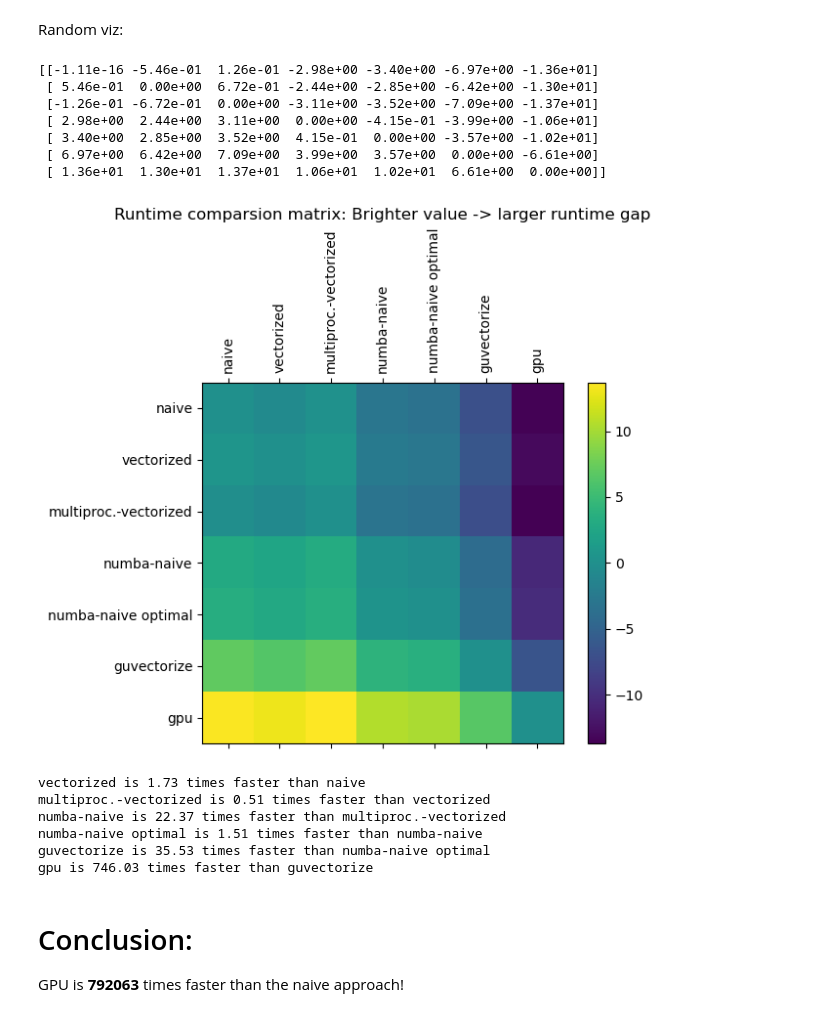
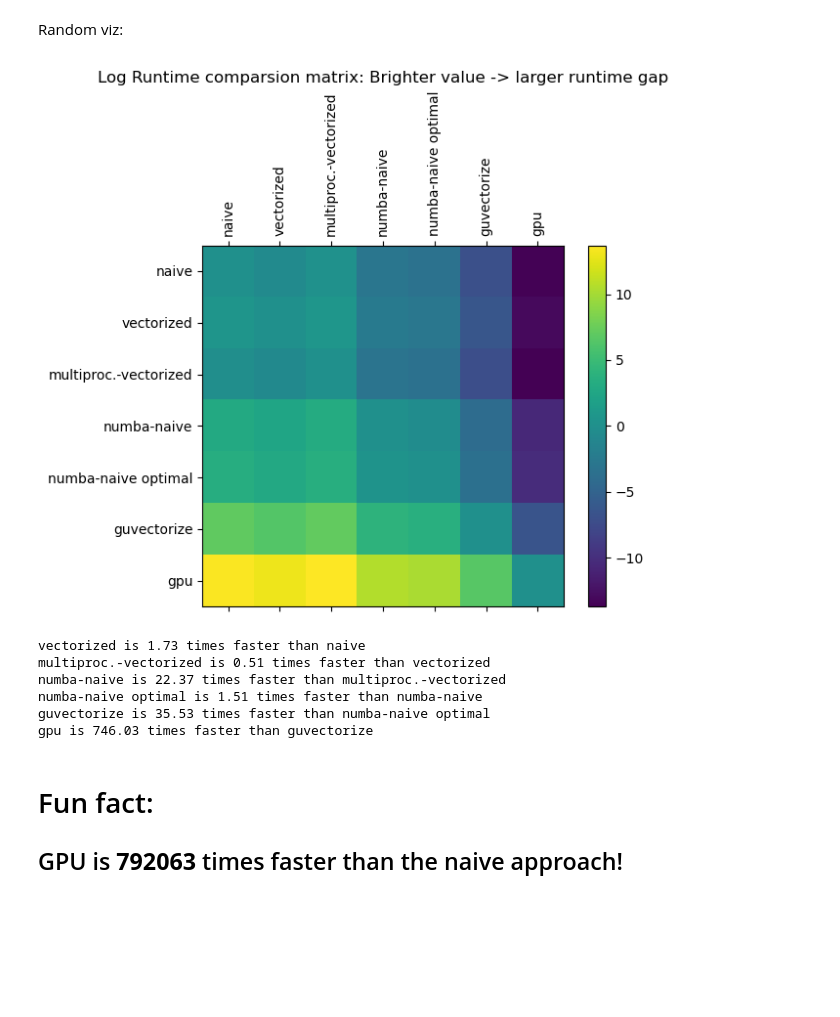
Before and after one commit to mputak/HPC, a Jupyter notebook: miniproject-Mandelbrot/main_mandlebrot.ipynb, the cells around one changed output. Cells and saved outputs as stored; diff of their text form; code cells hidden in the pictures; blank space fills up the shorter version.

Commit message:
minor changes to visualization

```diff
--- a/miniproject-Mandelbrot/main_mandlebrot.ipynb
+++ b/miniproject-Mandelbrot/main_mandlebrot.ipynb
@@ -368,32 +368,22 @@ plt.show()
 # %% [markdown]
 Random viz:
 # %%
-# %timeit -o will return time as object instead of printing it!
-# usefull for creating graphs?
+# %timeit -o will return time as object instead of printing it! -> seems usefull for creating graphs?
 np.set_printoptions(precision=2)
 runtimes_np = np.array(runtimes)
 runtime_matrix = runtimes_np * (1/runtimes_np[:,np.newaxis])
 runtime_matrix = np.log(runtime_matrix)
-print(runtime_matrix)
-# normalized_matrix = runtime_matrix / np.max(runtime_matrix)
-# print("\n",normalized_matrix)
+
 fig = plt.figure()
 ax = fig.add_subplot(111)
 cax = ax.matshow(runtime_matrix)
 fig.colorbar(cax)
-plt.title("Runtime comparsion matrix: Brighter value -> larger runtime gap")
+plt.title("Log Runtime comparsion matrix: Brighter value -> larger runtime gap")
 ax.set_xticklabels(['']+implementations, rotation=90)
 ax.set_yticklabels(['']+implementations)
 plt.show()
 # %% [output]
-[[-1.11e-16 -5.46e-01  1.26e-01 -2.98e+00 -3.40e+00 -6.97e+00 -1.36e+01]
- [ 5.46e-01  0.00e+00  6.72e-01 -2.44e+00 -2.85e+00 -6.42e+00 -1.30e+01]
- [-1.26e-01 -6.72e-01  0.00e+00 -3.11e+00 -3.52e+00 -7.09e+00 -1.37e+01]
- [ 2.98e+00  2.44e+00  3.11e+00  0.00e+00 -4.15e-01 -3.99e+00 -1.06e+01]
- [ 3.40e+00  2.85e+00  3.52e+00  4.15e-01  0.00e+00 -3.57e+00 -1.02e+01]
- [ 6.97e+00  6.42e+00  7.09e+00  3.99e+00  3.57e+00  0.00e+00 -6.61e+00]
- [ 1.36e+01  1.30e+01  1.37e+01  1.06e+01  1.02e+01  6.61e+00  0.00e+00]]
-[figure, old version]
+[figure, new version]
 # %%
 # for idx, run, imp in enumerate(zip(runtimes[::-1], implementations[::-1])):
 #     print(f"{imp} is faster than {implementations[::-1][idx+1]} for {runtimes[::-1][idx+1]/run} times.")
@@ -410,6 +400,6 @@ numba-naive optimal is 1.51 times faster than numba-naive
 guvectorize is 35.53 times faster than numba-naive optimal
 gpu is 746.03 times faster than guvectorize
 # %% [markdown]
-# Conclusion:
+# Fun fact:
 
-GPU is **792063** times faster than the naive approach!
+## GPU is **792063** times faster than the naive approach!
```
